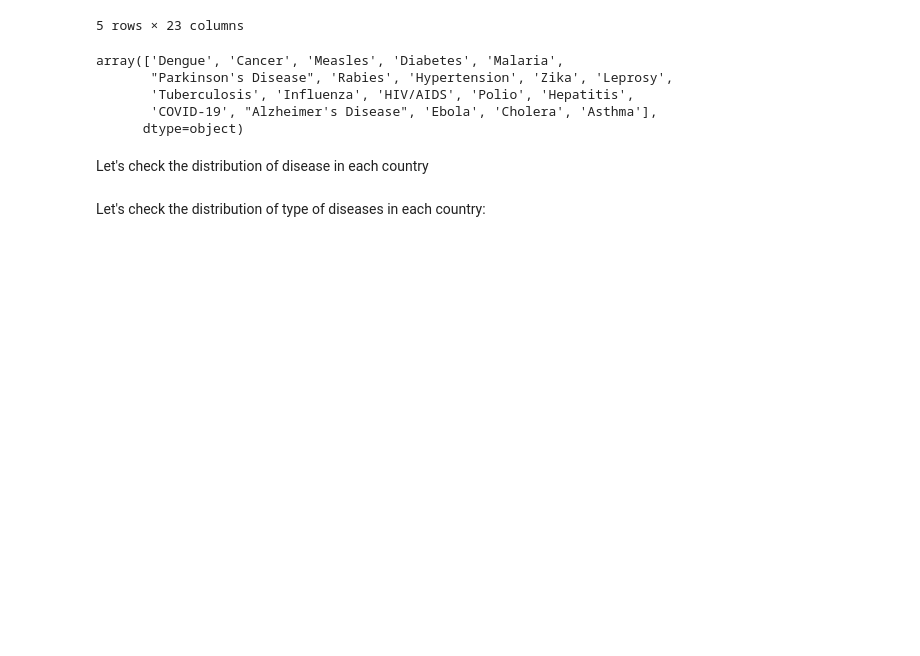
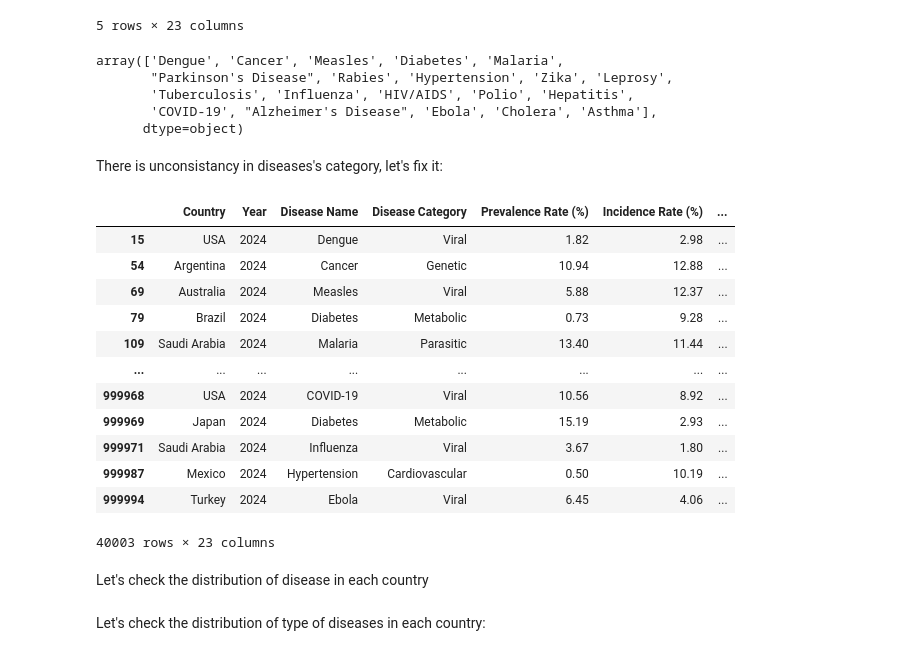
Before and after one commit to Rahifhiba/Distribution_of-diseases-in-the-world, a Jupyter notebook: propagation of diseases in the world.ipynb, the cells around one changed output. Drawn from its saved outputs; the diff is of its cells as text; code cells hidden in the pictures; blank space fills up the shorter version.

```diff
--- a/propagation of diseases in the world.ipynb
+++ b/propagation of diseases in the world.ipynb
@@ -176,3 +176,5 @@ array(['Dengue', 'Cancer', 'Measles', 'Diabetes', 'Malaria',
        'Tuberculosis', 'Influenza', 'HIV/AIDS', 'Polio', 'Hepatitis',
        'COVID-19', "Alzheimer's Disease", 'Ebola', 'Cholera', 'Asthma'],
       dtype=object)
+# %% [markdown]
+There is unconsistancy in diseases's category, let's fix it:
@@ -179,3 +212,19 @@ array(['Dengue', 'Cancer', 'Measles', 'Diabetes', 'Malaria',
+# %%
+df_24
+# %% [output]
+|  | Country | Year | Disease Name | Disease Category | Prevalence Rate (%) | Incidence Rate (%) | ... |
+| 15 | USA | 2024 | Dengue | Viral | 1.82 | 2.98 | ... |
+| 54 | Argentina | 2024 | Cancer | Genetic | 10.94 | 12.88 | ... |
+| 69 | Australia | 2024 | Measles | Viral | 5.88 | 12.37 | ... |
+| 79 | Brazil | 2024 | Diabetes | Metabolic | 0.73 | 9.28 | ... |
+| 109 | Saudi Arabia | 2024 | Malaria | Parasitic | 13.40 | 11.44 | ... |
+| ... | ... | ... | ... | ... | ... | ... | ... |
+| 999968 | USA | 2024 | COVID-19 | Viral | 10.56 | 8.92 | ... |
+| 999969 | Japan | 2024 | Diabetes | Metabolic | 15.19 | 2.93 | ... |
+| 999971 | Saudi Arabia | 2024 | Influenza | Viral | 3.67 | 1.80 | ... |
+| 999987 | Mexico | 2024 | Hypertension | Cardiovascular | 0.50 | 10.19 | ... |
+| 999994 | Turkey | 2024 | Ebola | Viral | 6.45 | 4.06 | ... |
+40003 rows × 23 columns
 # %% [markdown]
 Let's check the distribution of disease in each country
 # %%
```
Also changed, not shown: parts of 13 cells of this notebook.
